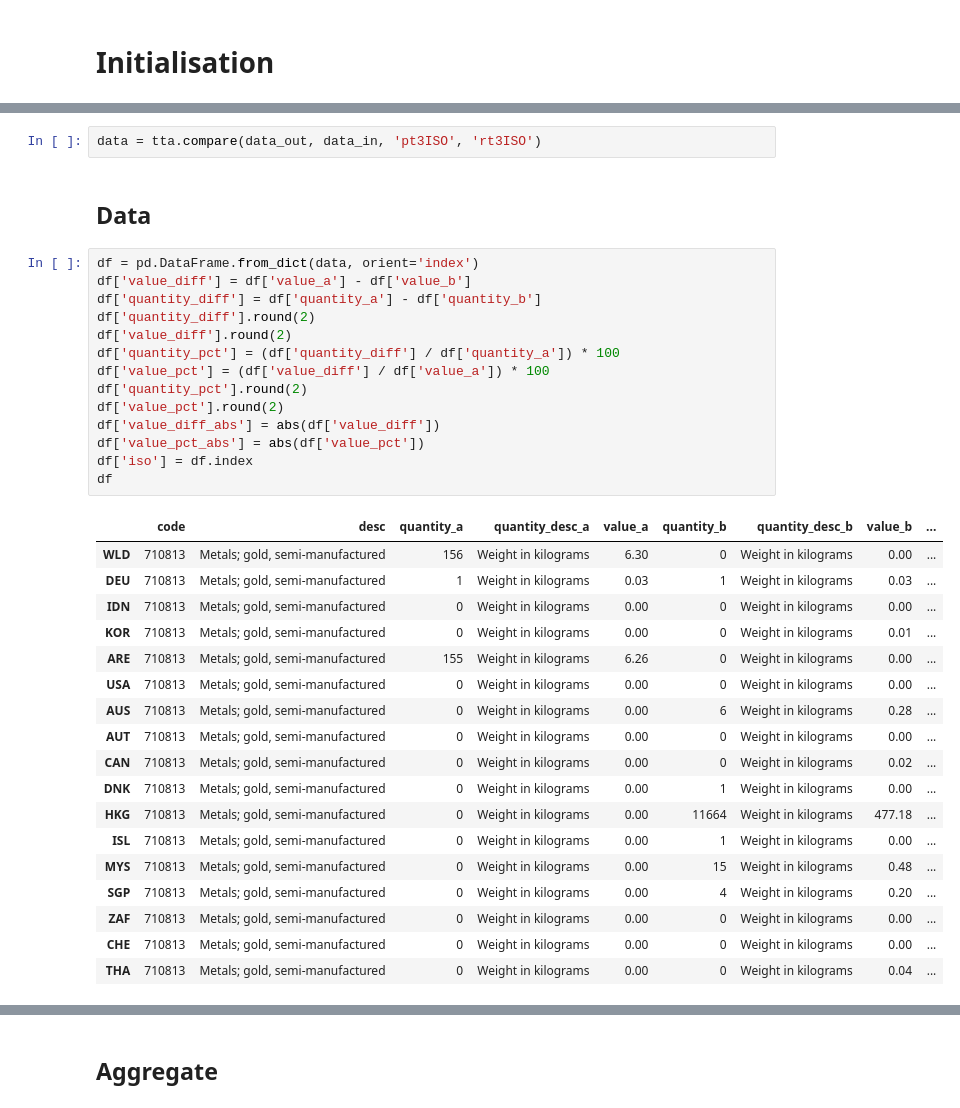
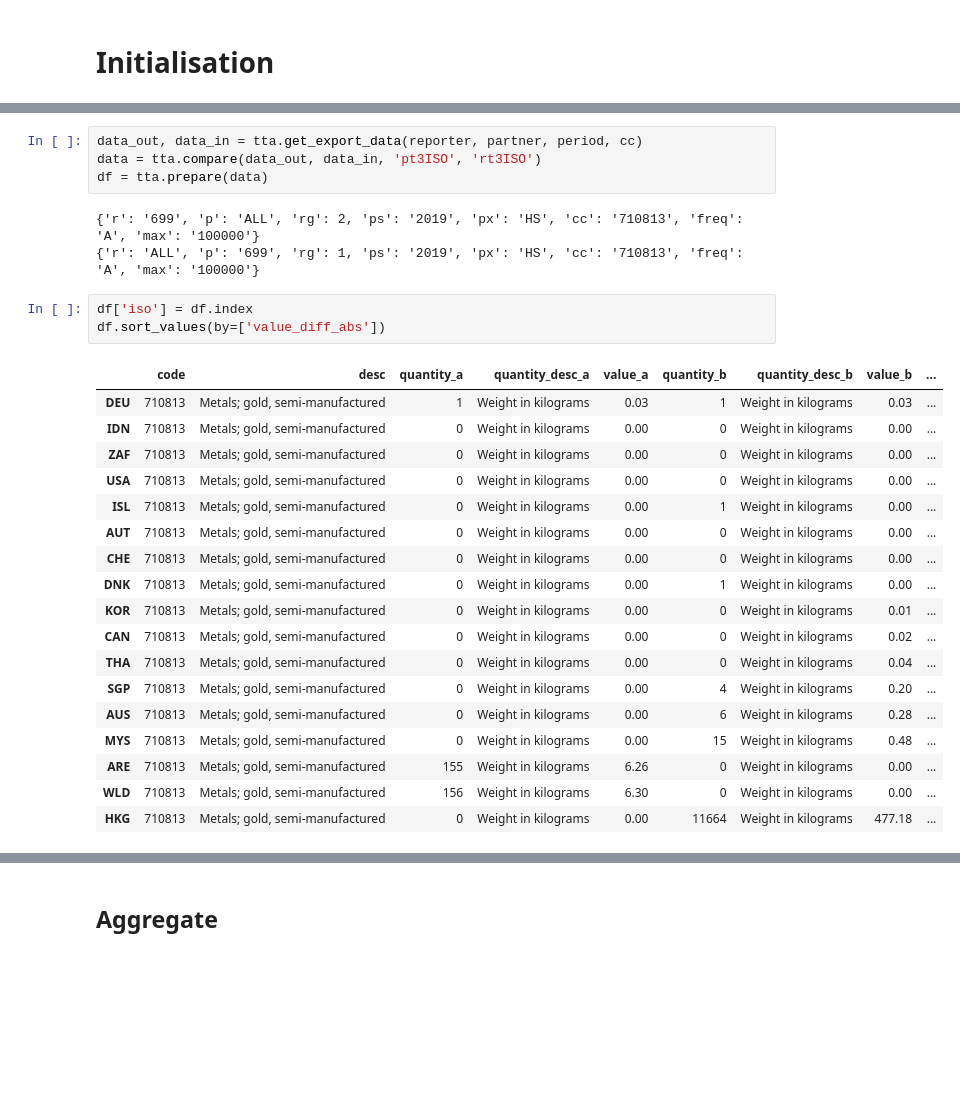
Before and after one commit to kmaneesh/tta, a Jupyter notebook: notebook/commodity/export.ipynb, the cells around one changed output, grey strips where cells are left out. Cells and saved outputs as stored; diff of their text form; blank space fills up the shorter version.

```diff
--- a/notebook/commodity/export.ipynb
+++ b/notebook/commodity/export.ipynb
@@ -44,40 +54,32 @@ data_out, data_in = tta.get_export_data(2019, cc)
 # %%
+data_out, data_in = tta.get_export_data(reporter, partner, period, cc)
 data = tta.compare(data_out, data_in, 'pt3ISO', 'rt3ISO')
+df = tta.prepare(data)
+# %% [output]
+{'r': '699', 'p': 'ALL', 'rg': 2, 'ps': '2019', 'px': 'HS', 'cc': '710813', 'freq': 'A', 'max': '100000'}
+{'r': 'ALL', 'p': '699', 'rg': 1, 'ps': '2019', 'px': 'HS', 'cc': '710813', 'freq': 'A', 'max': '100000'}
-# %% [markdown]
-## Data
-# %%
-df = pd.DataFrame.from_dict(data, orient='index')
-df['value_diff'] = df['value_a'] - df['value_b']
-df['quantity_diff'] = df['quantity_a'] - df['quantity_b']
-df['quantity_diff'].round(2)
-df['value_diff'].round(2)
-df['quantity_pct'] = (df['quantity_diff'] / df['quantity_a']) * 100
-df['value_pct'] = (df['value_diff'] / df['value_a']) * 100
-df['quantity_pct'].round(2)
-df['value_pct'].round(2)
-df['value_diff_abs'] = abs(df['value_diff'])
-df['value_pct_abs'] = abs(df['value_pct'])
-df['iso'] = df.index
-df
-# %% [output]
-|  | code | desc | quantity_a | quantity_desc_a | value_a | quantity_b | quantity_desc_b | value_b | ... |
-| WLD | 710813 | Metals; gold, semi-manufactured | 156 | Weight in kilograms | 6.30 | 0 | Weight in kilograms | 0.00 | ... |
-| DEU | 710813 | Metals; gold, semi-manufactured | 1 | Weight in kilograms | 0.03 | 1 | Weight in kilograms | 0.03 | ... |
-| IDN | 710813 | Metals; gold, semi-manufactured | 0 | Weight in kilograms | 0.00 | 0 | Weight in kilograms | 0.00 | ... |
-| KOR | 710813 | Metals; gold, semi-manufactured | 0 | Weight in kilograms | 0.00 | 0 | Weight in kilograms | 0.01 | ... |
-| ARE | 710813 | Metals; gold, semi-manufactured | 155 | Weight in kilograms | 6.26 | 0 | Weight in kilograms | 0.00 | ... |
-| USA | 710813 | Metals; gold, semi-manufactured | 0 | Weight in kilograms | 0.00 | 0 | Weight in kilograms | 0.00 | ... |
-| AUS | 710813 | Metals; gold, semi-manufactured | 0 | Weight in kilograms | 0.00 | 6 | Weight in kilograms | 0.28 | ... |
-| AUT | 710813 | Metals; gold, semi-manufactured | 0 | Weight in kilograms | 0.00 | 0 | Weight in kilograms | 0.00 | ... |
-| CAN | 710813 | Metals; gold, semi-manufactured | 0 | Weight in kilograms | 0.00 | 0 | Weight in kilograms | 0.02 | ... |
-| DNK | 710813 | Metals; gold, semi-manufactured | 0 | Weight in kilograms | 0.00 | 1 | Weight in kilograms | 0.00 | ... |
-| HKG | 710813 | Metals; gold, semi-manufactured | 0 | Weight in kilograms | 0.00 | 11664 | Weight in kilograms | 477.18 | ... |
-| ISL | 710813 | Metals; gold, semi-manufactured | 0 | Weight in kilograms | 0.00 | 1 | Weight in kilograms | 0.00 | ... |
-| MYS | 710813 | Metals; gold, semi-manufactured | 0 | Weight in kilograms | 0.00 | 15 | Weight in kilograms | 0.48 | ... |
-| SGP | 710813 | Metals; gold, semi-manufactured | 0 | Weight in kilograms | 0.00 | 4 | Weight in kilograms | 0.20 | ... |
-| ZAF | 710813 | Metals; gold, semi-manufactured | 0 | Weight in kilograms | 0.00 | 0 | Weight in kilograms | 0.00 | ... |
-| CHE | 710813 | Metals; gold, semi-manufactured | 0 | Weight in kilograms | 0.00 | 0 | Weight in kilograms | 0.00 | ... |
-| THA | 710813 | Metals; gold, semi-manufactured | 0 | Weight in kilograms | 0.00 | 0 | Weight in kilograms | 0.04 | ... |
+# %%
+df['iso'] = df.index
+df.sort_values(by=['value_diff_abs'])
+# %% [output]
+|  | code | desc | quantity_a | quantity_desc_a | value_a | quantity_b | quantity_desc_b | value_b | ... |
+| DEU | 710813 | Metals; gold, semi-manufactured | 1 | Weight in kilograms | 0.03 | 1 | Weight in kilograms | 0.03 | ... |
+| IDN | 710813 | Metals; gold, semi-manufactured | 0 | Weight in kilograms | 0.00 | 0 | Weight in kilograms | 0.00 | ... |
+| ZAF | 710813 | Metals; gold, semi-manufactured | 0 | Weight in kilograms | 0.00 | 0 | Weight in kilograms | 0.00 | ... |
+| USA | 710813 | Metals; gold, semi-manufactured | 0 | Weight in kilograms | 0.00 | 0 | Weight in kilograms | 0.00 | ... |
+| ISL | 710813 | Metals; gold, semi-manufactured | 0 | Weight in kilograms | 0.00 | 1 | Weight in kilograms | 0.00 | ... |
+| AUT | 710813 | Metals; gold, semi-manufactured | 0 | Weight in kilograms | 0.00 | 0 | Weight in kilograms | 0.00 | ... |
+| CHE | 710813 | Metals; gold, semi-manufactured | 0 | Weight in kilograms | 0.00 | 0 | Weight in kilograms | 0.00 | ... |
+| DNK | 710813 | Metals; gold, semi-manufactured | 0 | Weight in kilograms | 0.00 | 1 | Weight in kilograms | 0.00 | ... |
+| KOR | 710813 | Metals; gold, semi-manufactured | 0 | Weight in kilograms | 0.00 | 0 | Weight in kilograms | 0.01 | ... |
+| CAN | 710813 | Metals; gold, semi-manufactured | 0 | Weight in kilograms | 0.00 | 0 | Weight in kilograms | 0.02 | ... |
+| THA | 710813 | Metals; gold, semi-manufactured | 0 | Weight in kilograms | 0.00 | 0 | Weight in kilograms | 0.04 | ... |
+| SGP | 710813 | Metals; gold, semi-manufactured | 0 | Weight in kilograms | 0.00 | 4 | Weight in kilograms | 0.20 | ... |
+| AUS | 710813 | Metals; gold, semi-manufactured | 0 | Weight in kilograms | 0.00 | 6 | Weight in kilograms | 0.28 | ... |
+| MYS | 710813 | Metals; gold, semi-manufactured | 0 | Weight in kilograms | 0.00 | 15 | Weight in kilograms | 0.48 | ... |
+| ARE | 710813 | Metals; gold, semi-manufactured | 155 | Weight in kilograms | 6.26 | 0 | Weight in kilograms | 0.00 | ... |
+| WLD | 710813 | Metals; gold, semi-manufactured | 156 | Weight in kilograms | 6.30 | 0 | Weight in kilograms | 0.00 | ... |
+| HKG | 710813 | Metals; gold, semi-manufactured | 0 | Weight in kilograms | 0.00 | 11664 | Weight in kilograms | 477.18 | ... |
 # %%
 df.plot(kind='bar', y=['value_a','value_b'], x='iso')
 plt.show()
```
Also changed, not shown: parts of 13 cells of this notebook, 1 other file.
